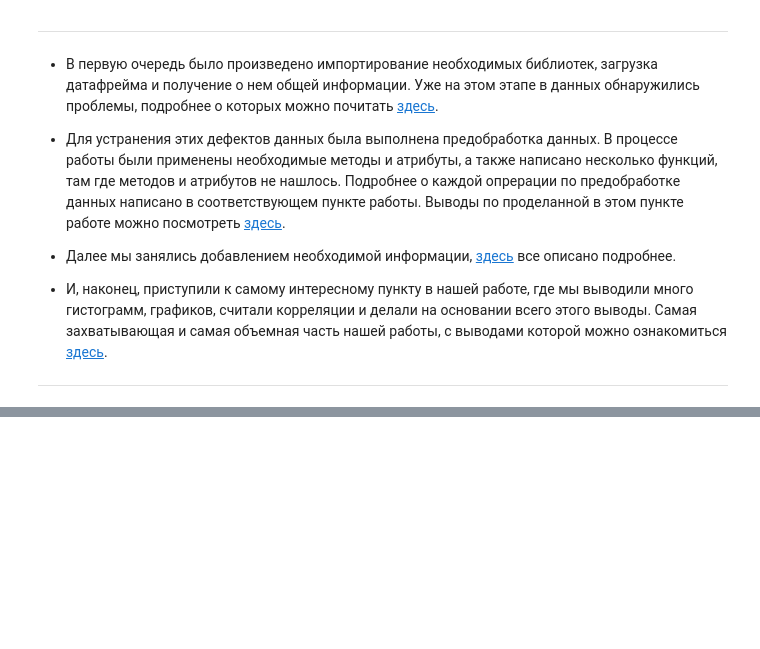
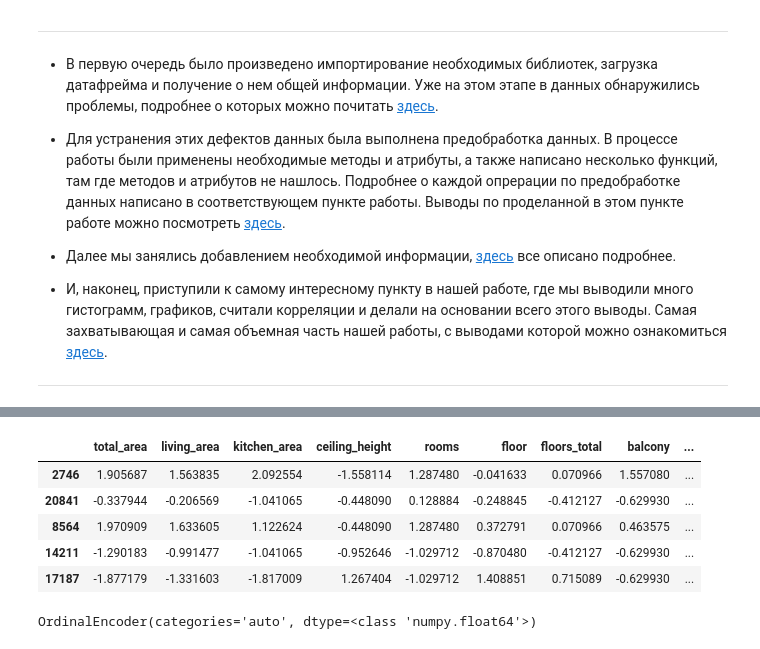
Before and after one commit to Ernest-Ketner/Yandex.Praktikum-projects, a Jupyter notebook: 03-research-of-apartments-for-sale/03-research-of-apartments-for-sale .ipynb, the cells around one changed output, grey strips where cells are left out. Saved outputs shown, nothing was run; the diff lists cells and outputs as text; code cells hidden in the pictures; blank space fills up the shorter version.

```diff
--- a/03-research-of-apartments-for-sale/03-research-of-apartments-for-sale.ipynb
+++ b/03-research-of-apartments-for-sale/03-research-of-apartments-for-sale .ipynb
@@ -1600,0 +1707,9 @@ ___
+# %%
+X_test.head()
+# %% [output]
+|  | total_area | living_area | kitchen_area | ceiling_height | rooms | floor | floors_total | balcony | ... |
+| 2746 | 1.905687 | 1.563835 | 2.092554 | -1.558114 | 1.287480 | -0.041633 | 0.070966 | 1.557080 | ... |
+| 20841 | -0.337944 | -0.206569 | -1.041065 | -0.448090 | 0.128884 | -0.248845 | -0.412127 | -0.629930 | ... |
+| 8564 | 1.970909 | 1.633605 | 1.122624 | -0.448090 | 1.287480 | 0.372791 | 0.070966 | 0.463575 | ... |
+| 14211 | -1.290183 | -0.991477 | -1.041065 | -0.952646 | -1.029712 | -0.870480 | -0.412127 | -0.629930 | ... |
+| 17187 | -1.877179 | -1.331603 | -1.817009 | 1.267404 | -1.029712 | 1.408851 | 0.715089 | -0.629930 | ... |
@@ -1600,0 +1718,5 @@ ___
+# %%
+encoder = OrdinalEncoder()
+encoder.fit(X_train[features_to_encode])
+# %% [output]
+OrdinalEncoder(categories='auto', dtype=<class 'numpy.float64'>)
```
Also changed, not shown: parts of 39 cells of this notebook.
